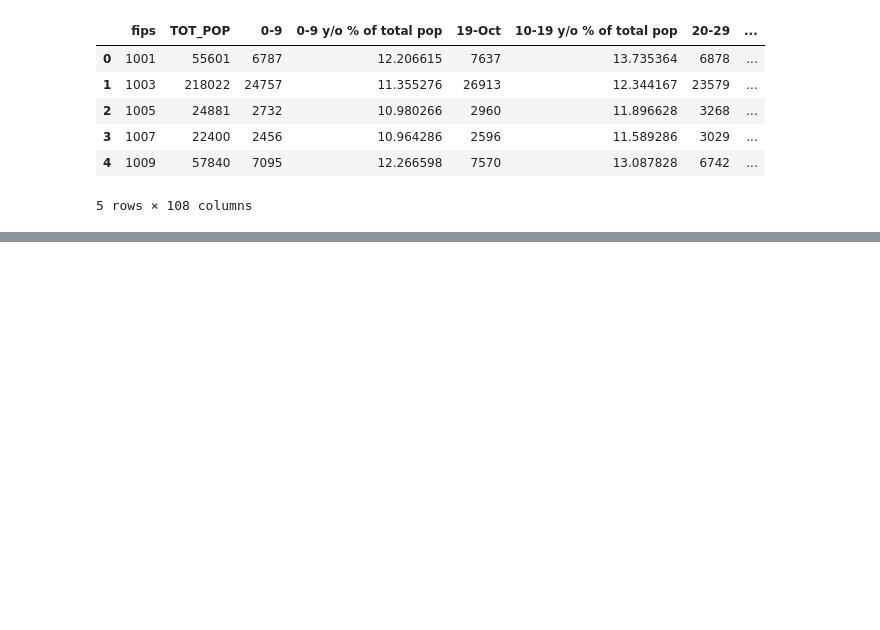
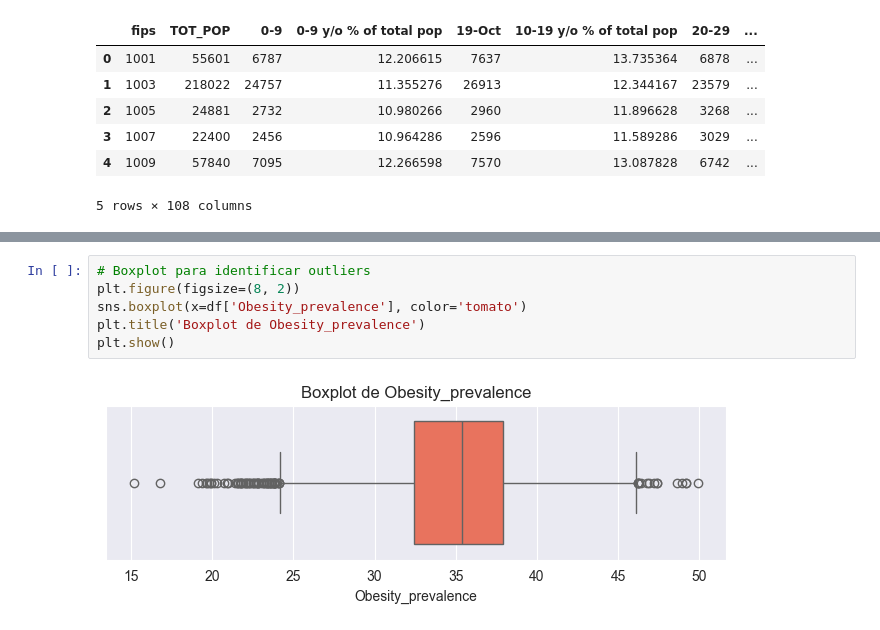
Before and after one commit to 4GeeksAcademy/aliasys-machine-probability, a Jupyter notebook: src/demographic_heallth.ipynb, the cells around one changed output, grey strips where cells are left out. Cells and saved outputs as stored; diff of their text form; blank space fills up the shorter version.

```diff
--- a/src/demographic_heallth.ipynb
+++ b/src/demographic_heallth.ipynb
@@ -159,0 +74,8 @@ plt.show()
+# %%
+# Boxplot para identificar outliers
+plt.figure(figsize=(8, 2))
+sns.boxplot(x=df['Obesity_prevalence'], color='tomato')
+plt.title('Boxplot de Obesity_prevalence')
+plt.show()
+# %% [output]
+[figure, added]
```
Also changed, not shown: parts of 22 cells of this notebook.
